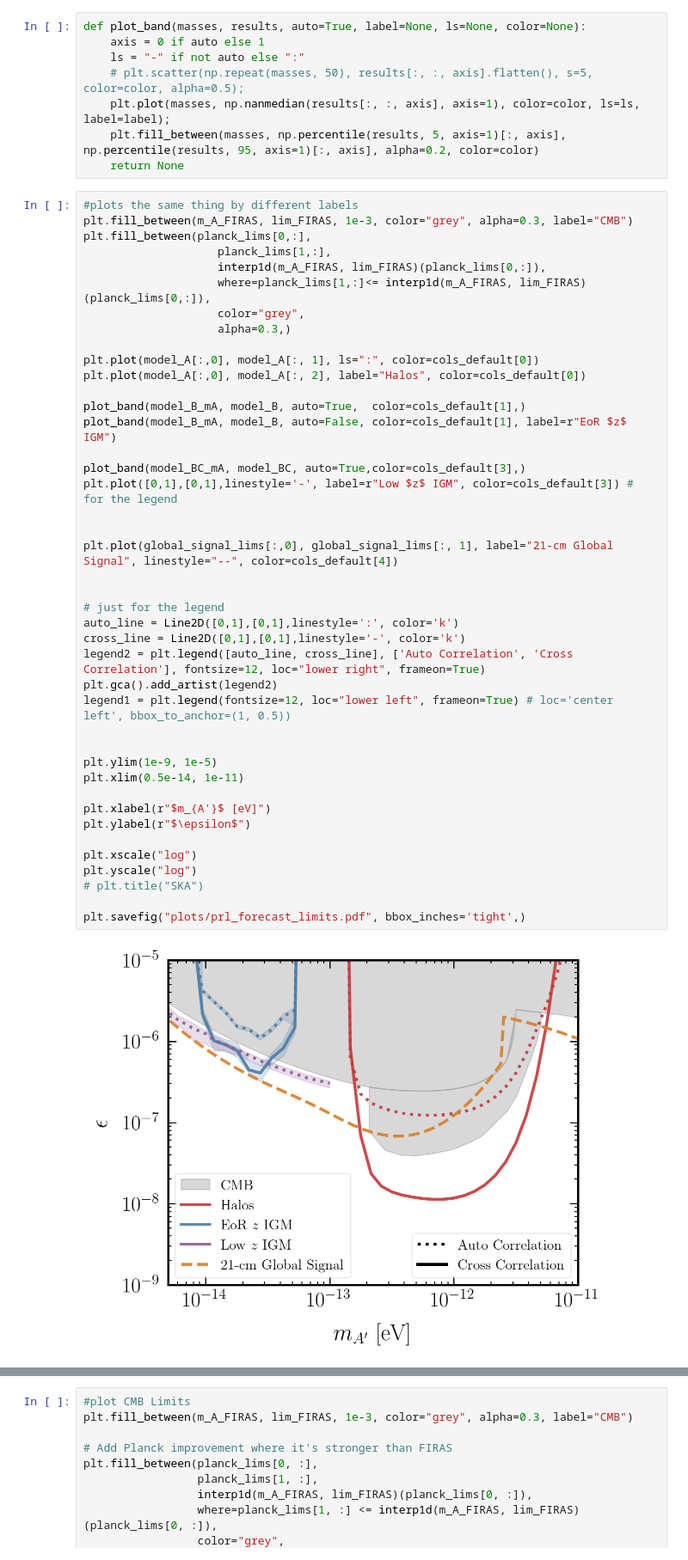
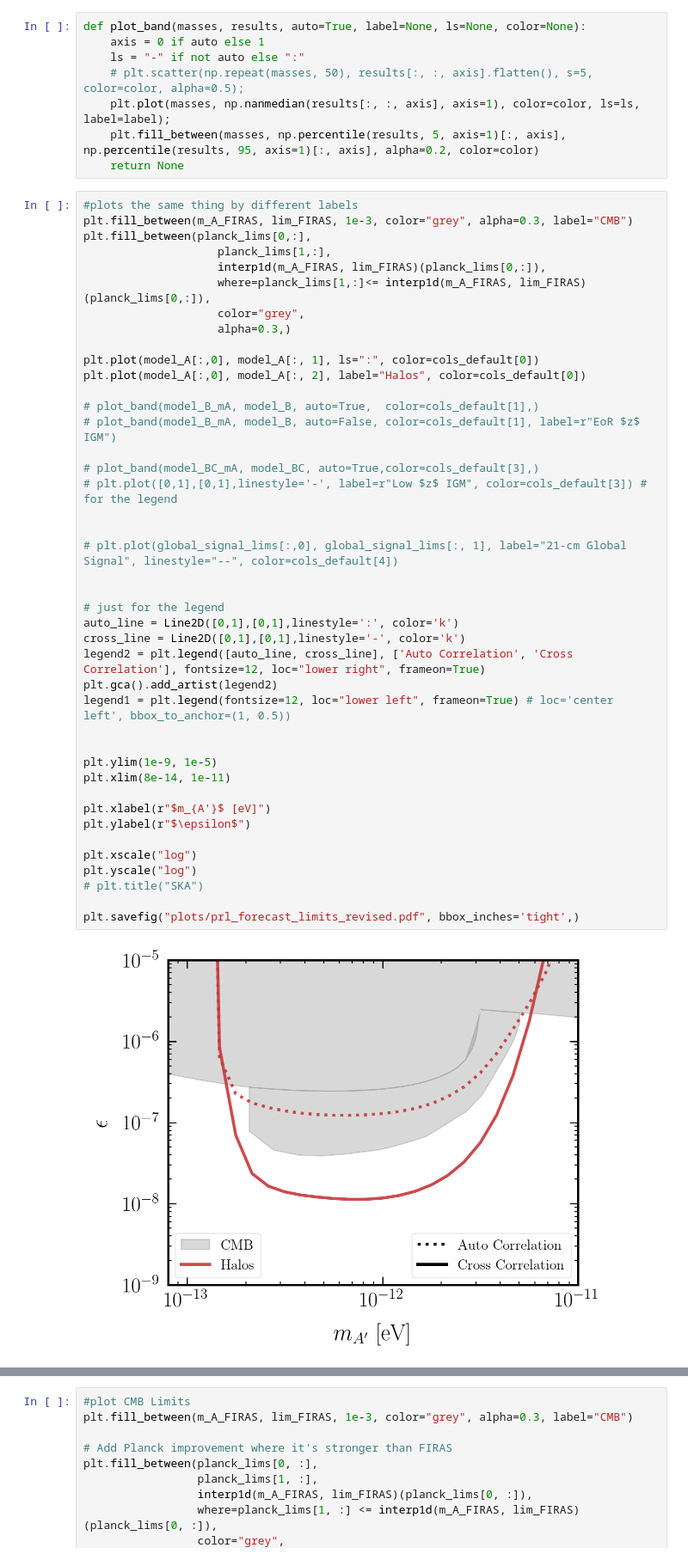
Before and after one commit to bakerem/dark_photons_radio_sky, a Jupyter notebook: notebooks_for_paper/Limits.ipynb, the cells around one changed output, grey strips where cells are left out. Shown at 86% size. Saved outputs shown, nothing was run; the diff lists cells and outputs as text.

Commit message:
updated figure formatting

```diff
--- a/notebooks_for_paper/Limits.ipynb
+++ b/notebooks_for_paper/Limits.ipynb
@@ -98,38 +98,38 @@ plt.fill_between(planck_lims[0,:],
                     where=planck_lims[1,:]<= interp1d(m_A_FIRAS, lim_FIRAS)(planck_lims[0,:]),
                     color="grey",
                     alpha=0.3,)
 
 plt.plot(model_A[:,0], model_A[:, 1], ls=":", color=cols_default[0])
 plt.plot(model_A[:,0], model_A[:, 2], label="Halos", color=cols_default[0])
 
-plot_band(model_B_mA, model_B, auto=True,  color=cols_default[1],)
-plot_band(model_B_mA, model_B, auto=False, color=cols_default[1], label=r"EoR $z$ IGM")
+# plot_band(model_B_mA, model_B, auto=True,  color=cols_default[1],)
+# plot_band(model_B_mA, model_B, auto=False, color=cols_default[1], label=r"EoR $z$ IGM")
 
-plot_band(model_BC_mA, model_BC, auto=True,color=cols_default[3],)
-plt.plot([0,1],[0,1],linestyle='-', label=r"Low $z$ IGM", color=cols_default[3]) # for the legend
+# plot_band(model_BC_mA, model_BC, auto=True,color=cols_default[3],)
+# plt.plot([0,1],[0,1],linestyle='-', label=r"Low $z$ IGM", color=cols_default[3]) # for the legend
 
 
-plt.plot(global_signal_lims[:,0], global_signal_lims[:, 1], label="21-cm Global Signal", linestyle="--", color=cols_default[4])
+# plt.plot(global_signal_lims[:,0], global_signal_lims[:, 1], label="21-cm Global Signal", linestyle="--", color=cols_default[4])
 
 
 # just for the legend
 auto_line = Line2D([0,1],[0,1],linestyle=':', color='k')
 cross_line = Line2D([0,1],[0,1],linestyle='-', color='k')
 legend2 = plt.legend([auto_line, cross_line], ['Auto Correlation', 'Cross Correlation'], fontsize=12, loc="lower right", frameon=True)
 plt.gca().add_artist(legend2)
 legend1 = plt.legend(fontsize=12, loc="lower left", frameon=True) # loc='center left', bbox_to_anchor=(1, 0.5))
 
 
 plt.ylim(1e-9, 1e-5)
-plt.xlim(0.5e-14, 1e-11)
+plt.xlim(8e-14, 1e-11)
 
 plt.xlabel(r"$m_{A'}$ [eV]")
 plt.ylabel(r"$\epsilon$")
 
 plt.xscale("log")
 plt.yscale("log")
 # plt.title("SKA")
 
-plt.savefig("plots/prl_forecast_limits.pdf", bbox_inches='tight',)
+plt.savefig("plots/prl_forecast_limits_revised.pdf", bbox_inches='tight',)
 # %% [output]
-[figure, old version]
+[figure, new version]
```
Also changed, not shown: parts of 2 cells of this notebook.
